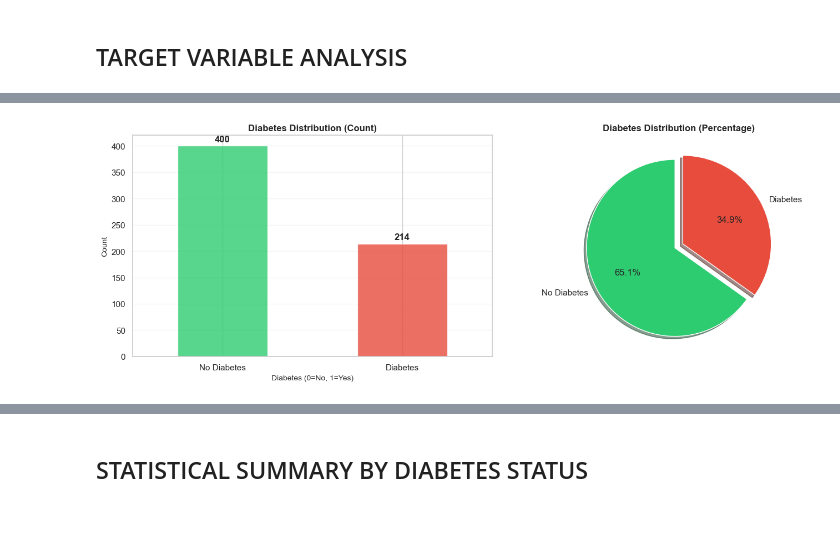
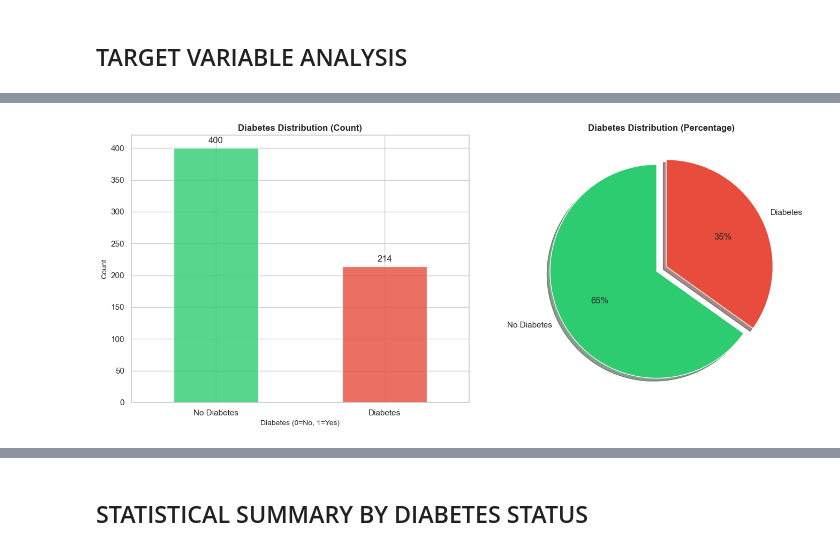
Before and after one commit to thomasong1/diabetes-prediction, a Jupyter notebook: PA1_Classification.ipynb, the cells around one changed output, grey strips where cells are left out. Cells and saved outputs as stored; diff of their text form; code cells hidden in the pictures; blank space fills up the shorter version.

```diff
--- a/PA1_Classification.ipynb
+++ b/PA1_Classification.ipynb
@@ -569,7 +569,9 @@ memory usage: 8.6 KB
 - This is to prevent leaking information and artificially improving ML model performance.
 # %%
 ### SET PLOTTING STYLE
-sns.set_theme(style='whitegrid', rc={'figure.figsize': (12, 6)})
+# white background, visible grey gridlines
+# all figure sizes to 12 inches wide x 6 inches tall unless specified
+sns.set_theme(style='whitegrid', rc={'figure.figsize': (14, 6)})
 # %% [markdown]
 ## TARGET VARIABLE ANALYSIS
 # %%
@@ -580,29 +582,34 @@ diabetes_count = train_clean['diabetes'].value_counts()
 diabetes_pct = train_clean['diabetes'].value_counts(normalize=True) * 100
 
 # :.1f and :.2f to round to 1 and 2 decimal place(s) respectively
-print('\nDiabetes Distribution:')
-print(f'Non-Diabetic (0): {diabetes_count[0]} ({diabetes_pct[0]:.1f}%)')
-print(f'Diabetic (1): {diabetes_count[1]} ({diabetes_pct[1]:.1f}%)')
-print(f'\nNon-Diabetic-to-Diabetic Ratio: {diabetes_count[0]/diabetes_count[1]:.2f}:1')
+print('Diabetes Distribution:')
+print(f"Non-Diabetic (0): {diabetes_count[0]} ({diabetes_pct[0]:.1f}%)")
+print(f"Diabetic (1): {diabetes_count[1]} ({diabetes_pct[1]:.1f}%)")
+print(f"\nNon-Diabetic-to-Diabetic Ratio: {diabetes_count[0]/diabetes_count[1]:.2f}:1")
 
 ### VISUALIZE TARGET DISTRIBUTION
-# Bar Plot
-fig, axes = plt.subplots(1, 2, figsize=(14, 5))
+# Create a figure of two subplots (1 row x 2 cols)
+# -------------------------------
+# |   Axes[0]   |   Axes[1]     |
+# -------------------------------
+fig, axes = plt.subplots(1, 2)
 colors = ['#2ecc71', '#e74c3c']
+
+# Bar Chart for Axes[0]
 diabetes_count.plot(kind='bar', ax=axes[0], color=colors, alpha=0.8)
 axes[0].set_title('Diabetes Distribution (Count)', fontsize=12, fontweight='bold')
 axes[0].set_xlabel('Diabetes (0=No, 1=Yes)', fontsize=10)
 axes[0].set_ylabel('Count', fontsize=10)
 axes[0].set_xticklabels(['No Diabetes', 'Diabetes'], rotation=0)
-axes[0].grid(axis='y', alpha=0.2)
 
-# Add count labels on bars
-for i, v in enumerate(diabetes_count):
-    axes[0].text(i, v + 5, str(v), ha='center', va='bottom', fontweight='bold')
+# Add count labels on bars (5 counts above current count y)
+# va='bottom': the bottom of text box sits above y-coordinate = y + 5
+for x, y in enumerate(diabetes_count):
+    axes[0].text(x, y + 5, str(y), ha='center', va='bottom')
 
-# Pie Chart
+# Pie Chart for Axes[1]
 axes[1].pie(diabetes_count, labels=['No Diabetes', 'Diabetes'],
-            colors=colors, autopct='%1.1f%%', startangle=90,
+            colors=colors, autopct='%1.0f%%', startangle=90,
             explode=(0.05, 0.05), shadow=True)
 axes[1].set_title('Diabetes Distribution (Percentage)', fontsize=12, fontweight='bold')
 
@@ -616,7 +622,7 @@ TARGET VARIABLE ANALYSIS
 Diabetes Distribution:
 Non-Diabetic (0): 400 (65.1%)
 Diabetic (1): 214 (34.9%)
 
 Non-Diabetic-to-Diabetic Ratio: 1.87:1
-[figure, old version]
+[figure, new version]
 # %% [markdown]
```
Also changed, not shown: parts of 43 cells of this notebook, 1 other file.
